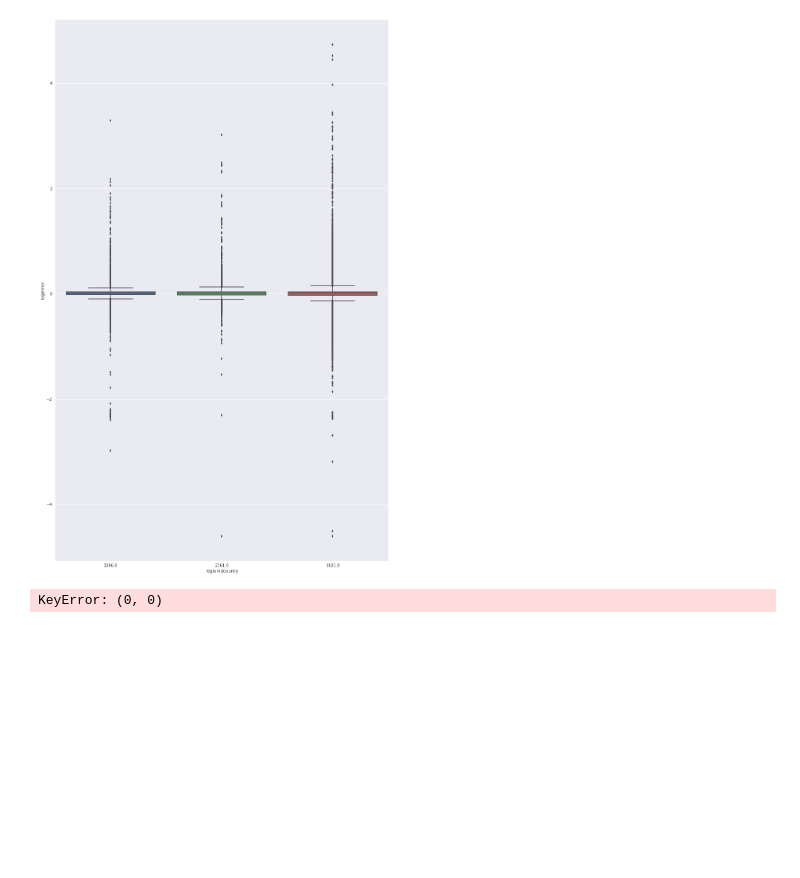
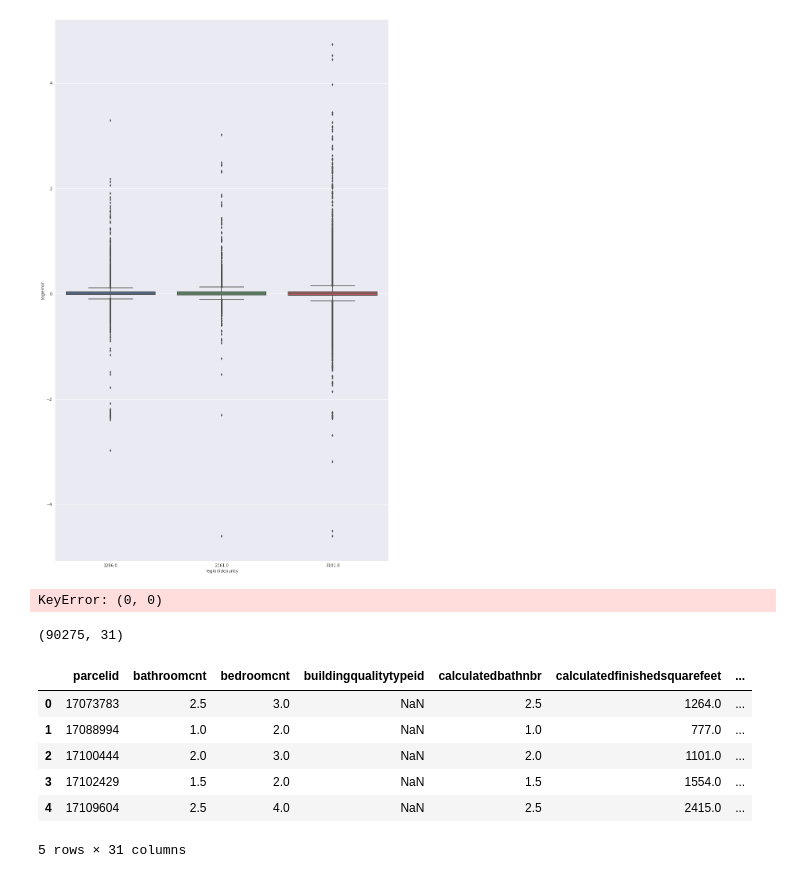
Before and after one commit to vaibhav-rustagi/CSE519-2017-111462063, a Jupyter notebook: HW2.ipynb, the cells around one changed output. Drawn from its saved outputs; the diff is of its cells as text; code cells hidden in the pictures; blank space fills up the shorter version.

```diff
--- a/HW2.ipynb
+++ b/HW2.ipynb
@@ -948,0 +952,14 @@ KeyError: (0, 0)
+# %%
+df_filtered_na_cols.shape
+# %% [output]
+(90275, 31)
+# %%
+df_filtered_na_cols.head()
+# %% [output]
+|  | parcelid | bathroomcnt | bedroomcnt | buildingqualitytypeid | calculatedbathnbr | calculatedfinishedsquarefeet | ... |
+| 0 | 17073783 | 2.5 | 3.0 | NaN | 2.5 | 1264.0 | ... |
+| 1 | 17088994 | 1.0 | 2.0 | NaN | 1.0 | 777.0 | ... |
+| 2 | 17100444 | 2.0 | 3.0 | NaN | 2.0 | 1101.0 | ... |
+| 3 | 17102429 | 1.5 | 2.0 | NaN | 1.5 | 1554.0 | ... |
+| 4 | 17109604 | 2.5 | 4.0 | NaN | 2.5 | 2415.0 | ... |
+5 rows × 31 columns
```
Also changed, not shown: parts of 38 cells of this notebook.
